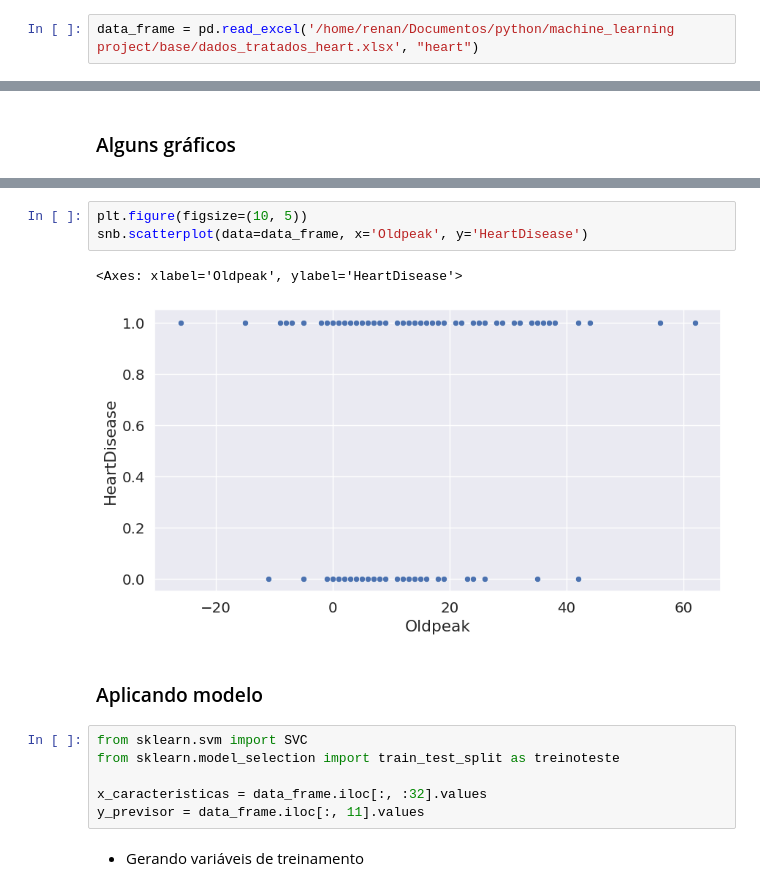
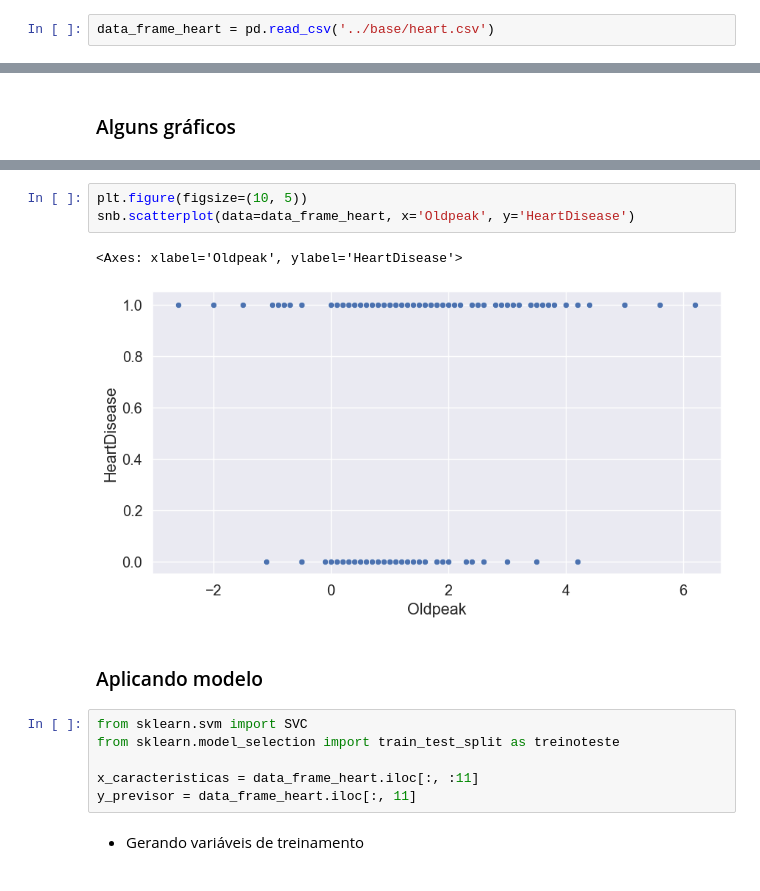
Before and after one commit to renigoms/marchine_learning_project, a Jupyter notebook: testes_com_base_de_doencas_cardiacas/categorizacacao_com_svm.ipynb, the cells around one changed output, grey strips where cells are left out. Drawn from its saved outputs; the diff is of its cells as text.

```diff
--- a/testes_com_base_de_doencas_cardiacas/categorizacacao_com_svm.ipynb
+++ b/testes_com_base_de_doencas_cardiacas/categorizacacao_com_svm.ipynb
@@ -7,4 +7,4 @@ import seaborn as snb
 # %% [markdown]
 ### Rodando a base
 # %%
-data_frame = pd.read_excel('/home/renan/Documentos/python/machine_learning project/base/dados_tratados_heart.xlsx', "heart")
+data_frame_heart = pd.read_csv('../base/heart.csv')
@@ -84,17 +118,17 @@ snb.boxplot(data=data_frame, x='HeartDisease', y='Age')
 # %%
 plt.figure(figsize=(10, 5))
-snb.scatterplot(data=data_frame, x='Oldpeak', y='HeartDisease')
+snb.scatterplot(data=data_frame_heart, x='Oldpeak', y='HeartDisease')
 # %% [output]
 <Axes: xlabel='Oldpeak', ylabel='HeartDisease'>
-[figure, old version]
+[figure, new version]
 # %% [markdown]
 ### Aplicando modelo
 # %%
 from sklearn.svm import SVC
 from sklearn.model_selection import train_test_split as treinoteste
 
-x_caracteristicas = data_frame.iloc[:, :32].values
-y_previsor = data_frame.iloc[:, 11].values
+x_caracteristicas = data_frame_heart.iloc[:, :11]
+y_previsor = data_frame_heart.iloc[:, 11]
 # %% [markdown]
 * Gerando variáveis de treinamento
 # %%
```
Also changed, not shown: parts of 13 cells of this notebook, 2 other files.
